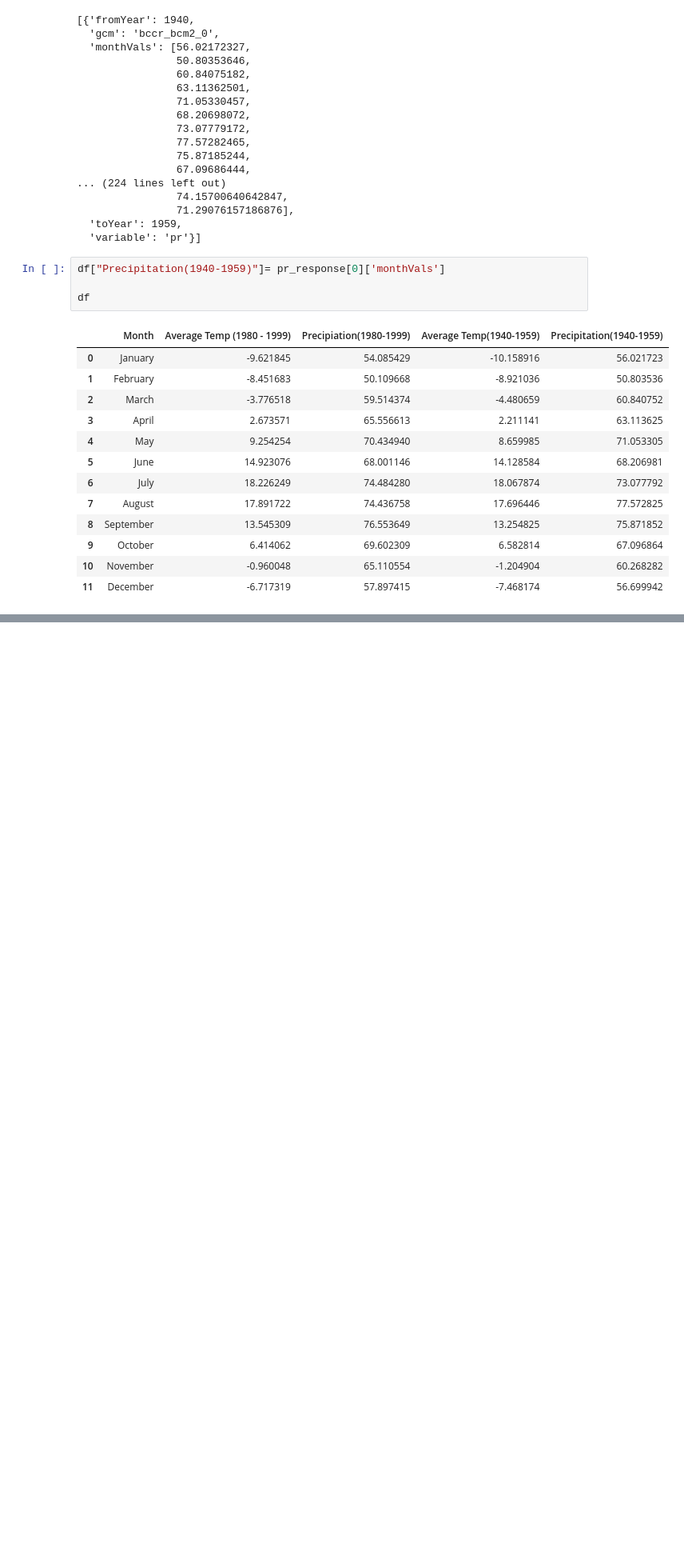
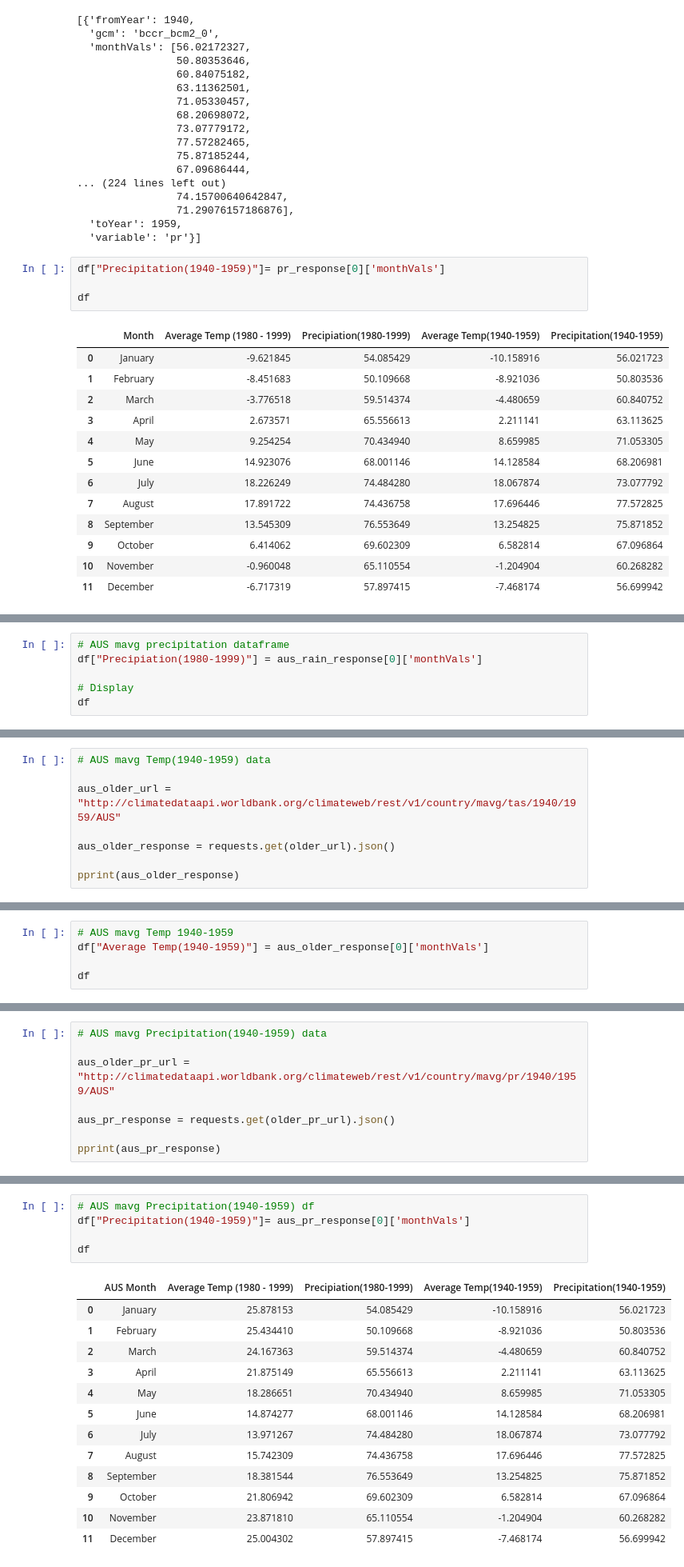
Before and after one commit to LineaFuller/Project_1, a Jupyter notebook: code.ipynb, the cells around one changed output, grey strips where cells are left out. Shown: that part at 80% size. Drawn from its saved outputs; the diff is of its cells as text; blank space fills up the shorter version.

```diff
--- a/code.ipynb
+++ b/code.ipynb
@@ -188,0 +312,6 @@ df
+# %%
+# AUS mavg precipitation dataframe
+df["Precipiation(1980-1999)"] = aus_rain_response[0]['monthVals']
+
+# Display
+df
@@ -188,0 +332,8 @@ df
+# %%
+# AUS mavg Temp(1940-1959) data
+
+aus_older_url = "http://climatedataapi.worldbank.org/climateweb/rest/v1/country/mavg/tas/1940/1959/AUS"
+
+aus_older_response = requests.get(older_url).json()
+
+pprint(aus_older_response)
@@ -188,0 +358,5 @@ df
+# %%
+# AUS mavg Temp 1940-1959
+df["Average Temp(1940-1959)"] = aus_older_response[0]['monthVals']
+
+df
@@ -188,0 +377,8 @@ df
+# %%
+# AUS mavg Precipitation(1940-1959) data
+
+aus_older_pr_url = "http://climatedataapi.worldbank.org/climateweb/rest/v1/country/mavg/pr/1940/1959/AUS"
+
+aus_pr_response = requests.get(older_pr_url).json()
+
+pprint(aus_pr_response)
@@ -188,0 +403,19 @@ df
+# %%
+# AUS mavg Precipitation(1940-1959) df
+df["Precipitation(1940-1959)"]= aus_pr_response[0]['monthVals']
+
+df
+# %% [output]
+|  | AUS Month | Average Temp (1980 - 1999) | Precipiation(1980-1999) | Average Temp(1940-1959) | Precipitation(1940-1959) |
+| 0 | January | 25.878153 | 54.085429 | -10.158916 | 56.021723 |
+| 1 | February | 25.434410 | 50.109668 | -8.921036 | 50.803536 |
+| 2 | March | 24.167363 | 59.514374 | -4.480659 | 60.840752 |
+| 3 | April | 21.875149 | 65.556613 | 2.211141 | 63.113625 |
+| 4 | May | 18.286651 | 70.434940 | 8.659985 | 71.053305 |
+| 5 | June | 14.874277 | 68.001146 | 14.128584 | 68.206981 |
+| 6 | July | 13.971267 | 74.484280 | 18.067874 | 73.077792 |
+| 7 | August | 15.742309 | 74.436758 | 17.696446 | 77.572825 |
+| 8 | September | 18.381544 | 76.553649 | 13.254825 | 75.871852 |
+| 9 | October | 21.806942 | 69.602309 | 6.582814 | 67.096864 |
+| 10 | November | 23.871810 | 65.110554 | -1.204904 | 60.268282 |
+| 11 | December | 25.004302 | 57.897415 | -7.468174 | 56.699942 |
```
Also changed, not shown: parts of 13 cells of this notebook.
